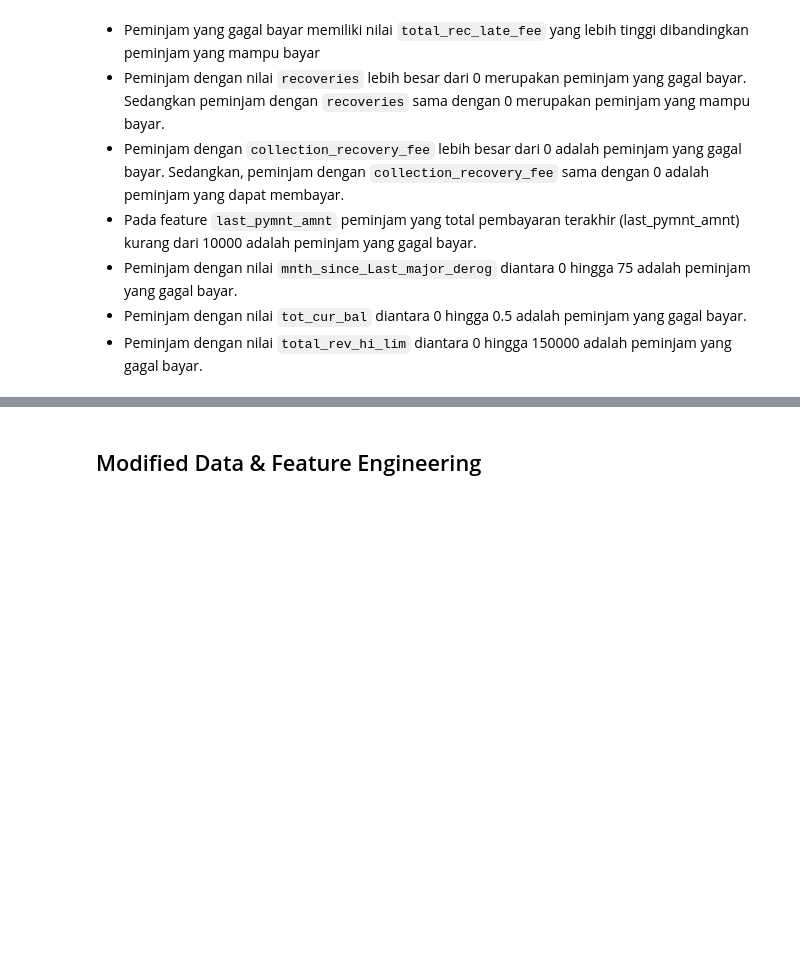
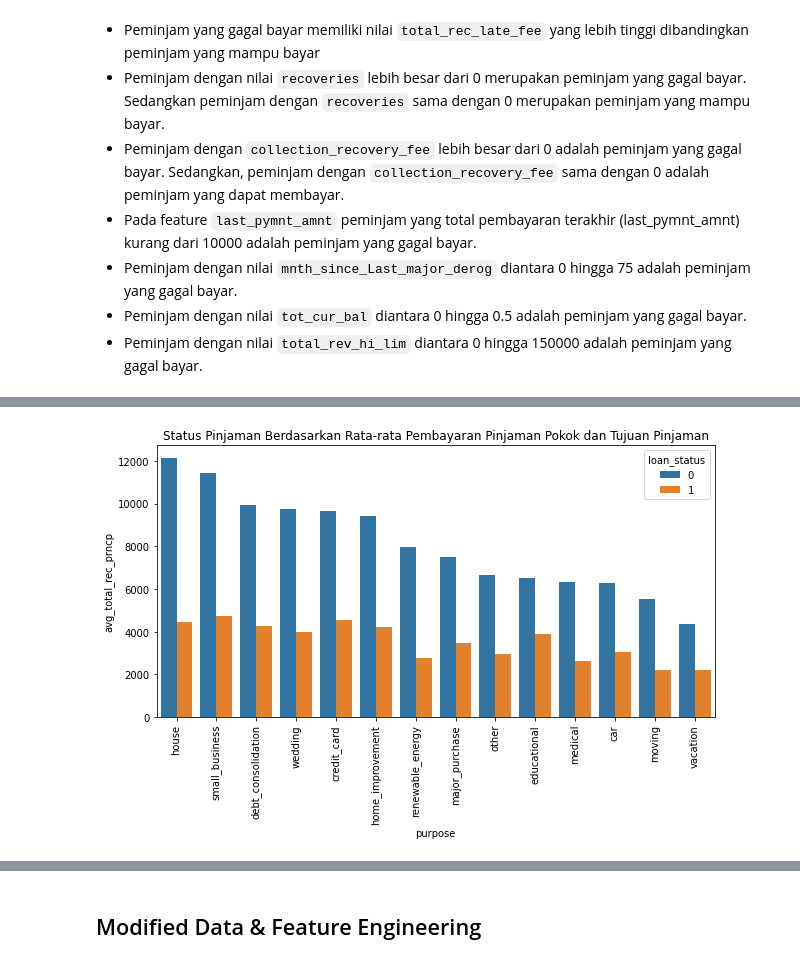
Before and after one commit to bayubagusbagaswara/CreditRiskPrediction, a Jupyter notebook: CreditRiskPrediction.ipynb, the cells around one changed output, grey strips where cells are left out. Cells and saved outputs as stored; diff of their text form; code cells hidden in the pictures; blank space fills up the shorter version.

```diff
--- a/CreditRiskPrediction.ipynb
+++ b/CreditRiskPrediction.ipynb
@@ -750,0 +782,4 @@ for i in range(0, len(temp)):
+# %%
+ma1 = data.groupby(['loan_status','purpose']).agg({'total_rec_prncp':'mean'}).reset_index().sort_values(['total_rec_prncp'],ascending=False)
+ma1.columns = ['loan_status','purpose','avg_total_rec_prncp']
+ma1
@@ -750,0 +804,8 @@ for i in range(0, len(temp)):
+# %%
+plt.figure(figsize=(10,5))
+plt.title("Status Pinjaman Berdasarkan Rata-rata Pembayaran Pinjaman Pokok dan Tujuan Pinjaman")
+sns.barplot(data=ma1, y='avg_total_rec_prncp', x='purpose', hue='loan_status')
+plt.xticks(rotation=90)
+plt.show()
+# %% [output]
+[figure, added]
```
Also changed, not shown: parts of 45 cells of this notebook.
